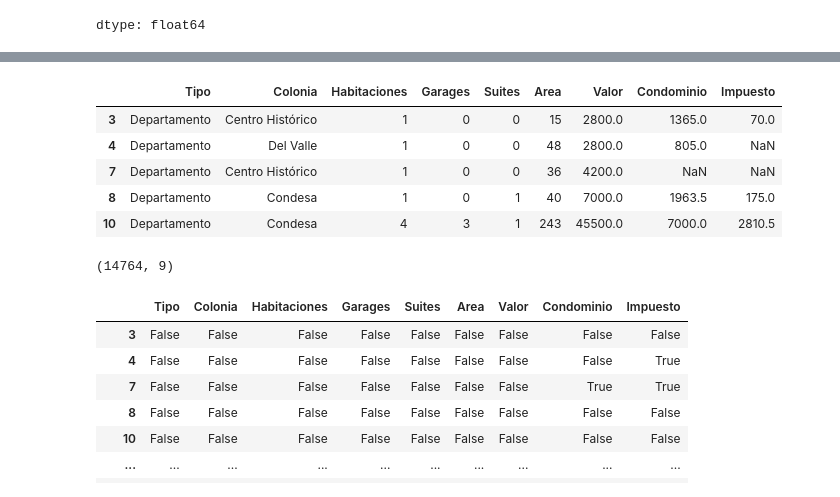
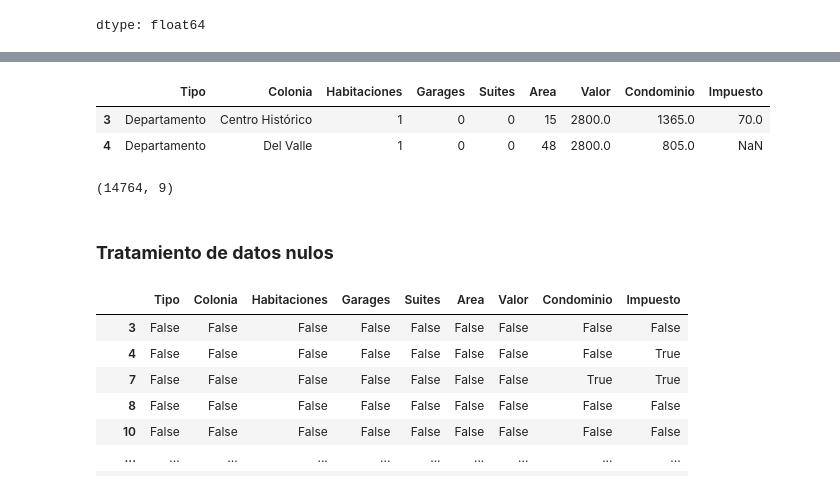
Before and after one commit to valeriavasquezv/AluraCursoGit, a Jupyter notebook: inmuebles_cdmx.ipynb, the cells around one changed output, grey strips where cells are left out. Drawn from its saved outputs; the diff is of its cells as text; code cells hidden in the pictures.

```diff
--- a/inmuebles_cdmx.ipynb
+++ b/inmuebles_cdmx.ipynb
@@ -247,17 +396,16 @@ porcentaje_tipo.plot(kind='bar', figsize=(12,8), color= 'green', xlabel='Tipo',
 # %%
 df = df.query('Tipo == "Departamento"')
-df.head()
+df.head(2)
 # %% [output]
 |  | Tipo | Colonia | Habitaciones | Garages | Suites | Area | Valor | Condominio | Impuesto |
 | 3 | Departamento | Centro Histórico | 1 | 0 | 0 | 15 | 2800.0 | 1365.0 | 70.0 |
 | 4 | Departamento | Del Valle | 1 | 0 | 0 | 48 | 2800.0 | 805.0 | NaN |
-| 7 | Departamento | Centro Histórico | 1 | 0 | 0 | 36 | 4200.0 | NaN | NaN |
-| 8 | Departamento | Condesa | 1 | 0 | 1 | 40 | 7000.0 | 1963.5 | 175.0 |
-| 10 | Departamento | Condesa | 4 | 3 | 1 | 243 | 45500.0 | 7000.0 | 2810.5 |
 # %%
 df.shape
 # %% [output]
 (14764, 9)
+# %% [markdown]
+### **Tratamiento de datos nulos**
 # %%
 df.isnull()
 # %% [output]
```
Also changed, not shown: parts of 48 cells of this notebook.
